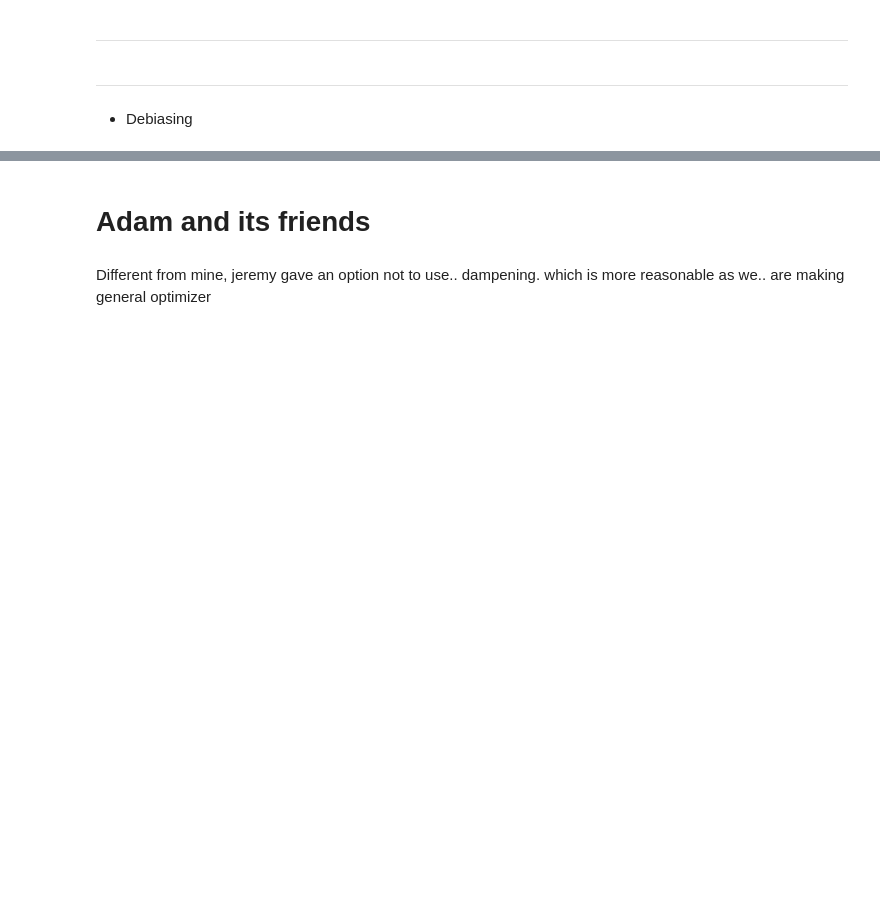
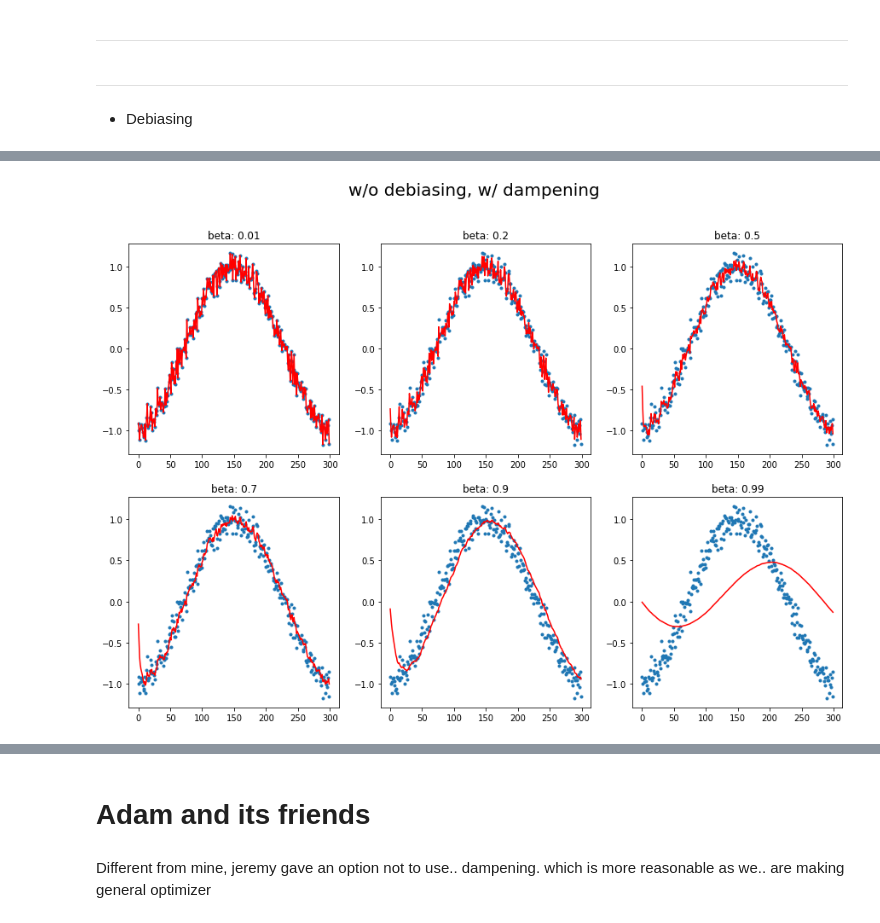
Before and after one commit to SpellOnYou/1000-days-of-code, a Jupyter notebook: dl_scratch/optimizer.ipynb, the cells around one changed output, grey strips where cells are left out. Drawn from its saved outputs; the diff is of its cells as text; code cells hidden in the pictures; blank space fills up the shorter version.

```diff
--- a/dl_scratch/optimizer.ipynb
+++ b/dl_scratch/optimizer.ipynb
@@ -841,0 +816,4 @@ def mom_dbias(p, lr, state, m):
+# %%
+plot_mom(mom2, 'w/o debiasing, w/ dampening')
+# %% [output]
+[figure, added]
```
Also changed, not shown: parts of 20 cells of this notebook.
